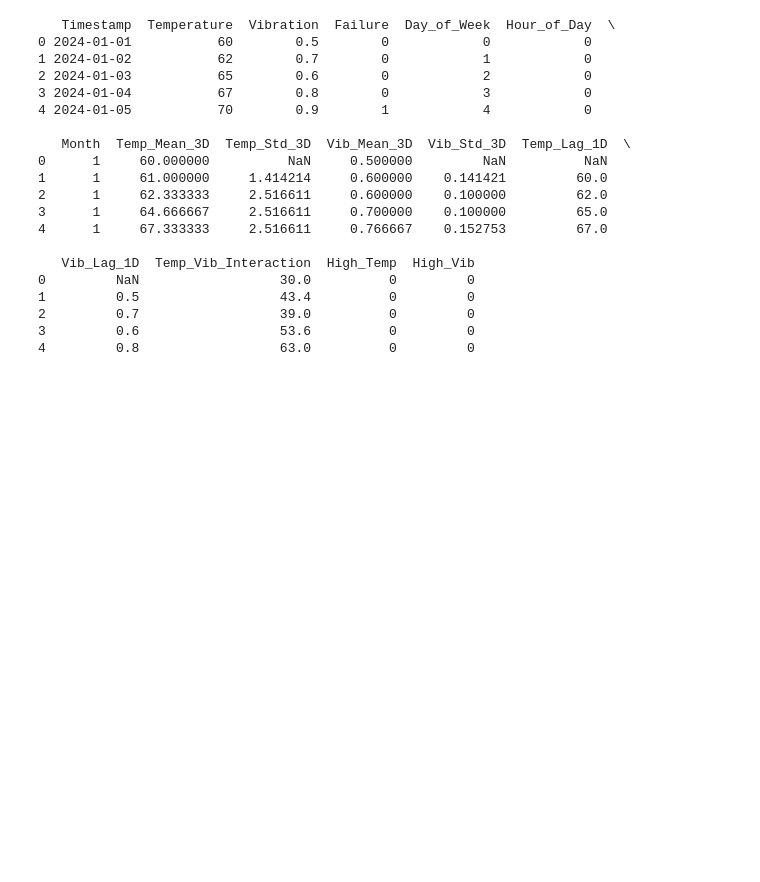
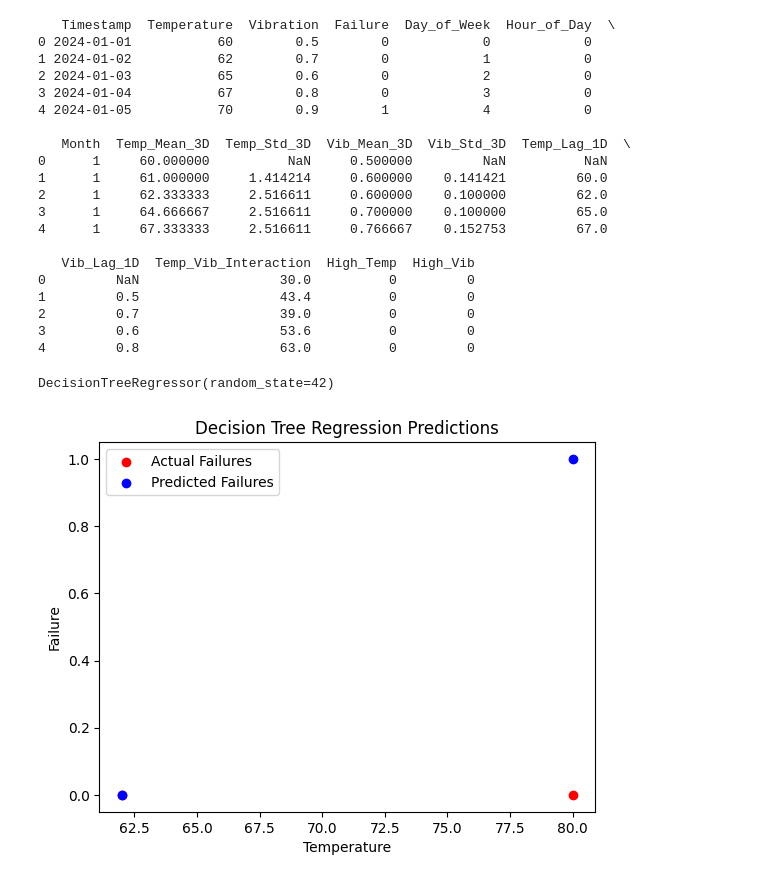
Before and after one commit to kusheshgangwar/FEATURE-ENGINEERING, a Jupyter notebook: FEATURE_ENGINEERING.ipynb, the cells around one changed output. Cells and saved outputs as stored; diff of their text form; code cells hidden in the pictures; blank space fills up the shorter version.

```diff
--- a/FEATURE_ENGINEERING.ipynb
+++ b/FEATURE_ENGINEERING.ipynb
@@ -59,3 +59,29 @@ print(df.head())
 2         0.7                  39.0          0         0
 3         0.6                  53.6          0         0
 4         0.8                  63.0          0         0
+# %%
+# Split into training and testing sets
+X_train, X_test, y_train, y_test = train_test_split(X, y, test_size=0.2, random_state=42)  # Adjust test_size and random_state
+# %%
+# *2. Train your Decision Tree model*
+from sklearn.tree import DecisionTreeRegressor
+regressor = DecisionTreeRegressor(random_state=42)  # Adjust parameters as needed
+regressor.fit(X_train, y_train)
+# %% [output]
+DecisionTreeRegressor(random_state=42)
+# %%
+# *3. Make predictions*
+y_pred = regressor.predict(X_test)
+# %%
+# *4. Plotting Predictions (replace "Size (sqft)" with an actual feature column in the x-axis)*
+import matplotlib.pyplot as plt
+
+plt.scatter(X_test['Temperature'], y_test, color="red", label="Actual Failures")  # Replace "Temperature" if not needed for visualization
+plt.scatter(X_test['Temperature'], y_pred, color="blue", label="Predicted Failures") # Replace "Temperature" if not needed for visualization
+plt.xlabel("Temperature") # Replace with your visualization column
+plt.ylabel("Failure")
+plt.legend()
+plt.title("Decision Tree Regression Predictions")
+plt.show()
+# %% [output]
+[figure, added]
```
